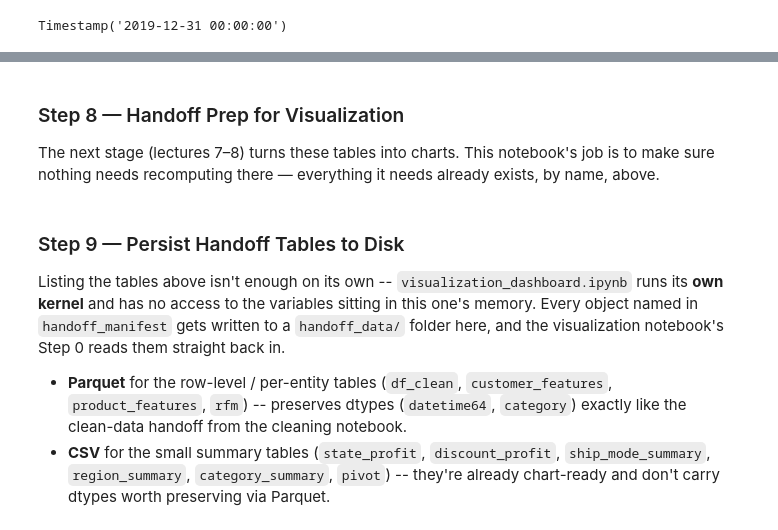
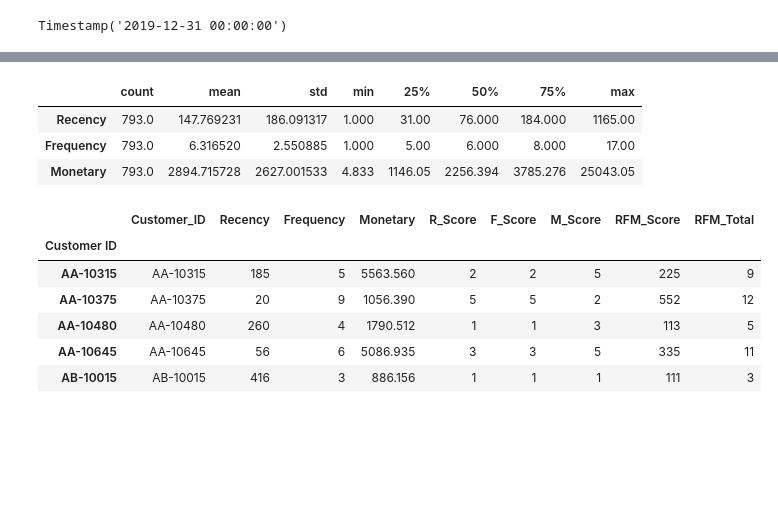
Before and after one commit to Mido-mashakl/Sample-Superstore-2019-Data-Analysis, a Jupyter notebook: feature_engineering_analysis.ipynb, the cells around one changed output, grey strips where cells are left out. Cells and saved outputs as stored; diff of their text form; code cells hidden in the pictures; blank space fills up the shorter version.

```diff
--- a/feature_engineering_analysis.ipynb
+++ b/feature_engineering_analysis.ipynb
@@ -494,4 +208,0 @@ pivot
-# %% [markdown]
-### Step 8 — Handoff Prep for Visualization
-
-The next stage (lectures 7–8) turns these tables into charts. This notebook's job is to make sure nothing needs recomputing there — everything it needs already exists, by name, above.
@@ -515,7 +208,0 @@ for name, description in handoff_manifest.items():
-# %% [markdown]
-### Step 9 — Persist Handoff Tables to Disk
-
-Listing the tables above isn't enough on its own -- `visualization_dashboard.ipynb` runs its **own kernel** and has no access to the variables sitting in this one's memory. Every object named in `handoff_manifest` gets written to a `handoff_data/` folder here, and the visualization notebook's Step 0 reads them straight back in.
-
-- **Parquet** for the row-level / per-entity tables (`df_clean`, `customer_features`, `product_features`, `rfm`) -- preserves dtypes (`datetime64`, `category`) exactly like the clean-data handoff from the cleaning notebook.
-- **CSV** for the small summary tables (`state_profit`, `discount_profit`, `ship_mode_summary`, `region_summary`, `category_summary`, `pivot`) -- they're already chart-ready and don't carry dtypes worth preserving via Parquet.
@@ -544,0 +209,33 @@ for filename in sorted(os.listdir(export_dir)):
+# %%
+rfm[['Recency', 'Frequency', 'Monetary']].describe().T
+# %% [output]
+|  | count | mean | std | min | 25% | 50% | 75% | max |
+| Recency | 793.0 | 147.769231 | 186.091317 | 1.000 | 31.00 | 76.000 | 184.000 | 1165.00 |
+| Frequency | 793.0 | 6.316520 | 2.550885 | 1.000 | 5.00 | 6.000 | 8.000 | 17.00 |
+| Monetary | 793.0 | 2894.715728 | 2627.001533 | 4.833 | 1146.05 | 2256.394 | 3785.276 | 25043.05 |
+# %%
+def score_metric(series, ascending, q=5):
+    # Converts a series of values into scores from 1 to q using quintiles.
+    # ascending=True  -> larger values get the higher score (used for Frequency, Monetary)
+    # ascending=False -> smaller values get the higher score (used for Recency)
+    ranked = series.rank(method='first', ascending=ascending)
+    return pd.qcut(ranked, q=q, labels=range(1, q + 1)).astype(int)
+
+rfm['R_Score'] = score_metric(rfm['Recency'],   ascending=False)
+rfm['F_Score'] = score_metric(rfm['Frequency'], ascending=True)
+rfm['M_Score'] = score_metric(rfm['Monetary'],  ascending=True)
+
+rfm['RFM_Score'] = (rfm['R_Score'].astype(str)
+                     + rfm['F_Score'].astype(str)
+                     + rfm['M_Score'].astype(str))
+rfm['RFM_Total'] = rfm[['R_Score', 'F_Score', 'M_Score']].sum(axis=1)
+
+rfm.head()
+# %% [output]
+|  | Customer_ID | Recency | Frequency | Monetary | R_Score | F_Score | M_Score | RFM_Score | RFM_Total |
+| Customer ID |  |  |  |  |  |  |  |  |  |
+| AA-10315 | AA-10315 | 185 | 5 | 5563.560 | 2 | 2 | 5 | 225 | 9 |
+| AA-10375 | AA-10375 | 20 | 9 | 1056.390 | 5 | 5 | 2 | 552 | 12 |
+| AA-10480 | AA-10480 | 260 | 4 | 1790.512 | 1 | 1 | 3 | 113 | 5 |
+| AA-10645 | AA-10645 | 56 | 6 | 5086.935 | 3 | 3 | 5 | 335 | 11 |
+| AB-10015 | AB-10015 | 416 | 3 | 886.156 | 1 | 1 | 1 | 111 | 3 |
```
Also changed, not shown: parts of 50 cells of this notebook, 3 other files.
